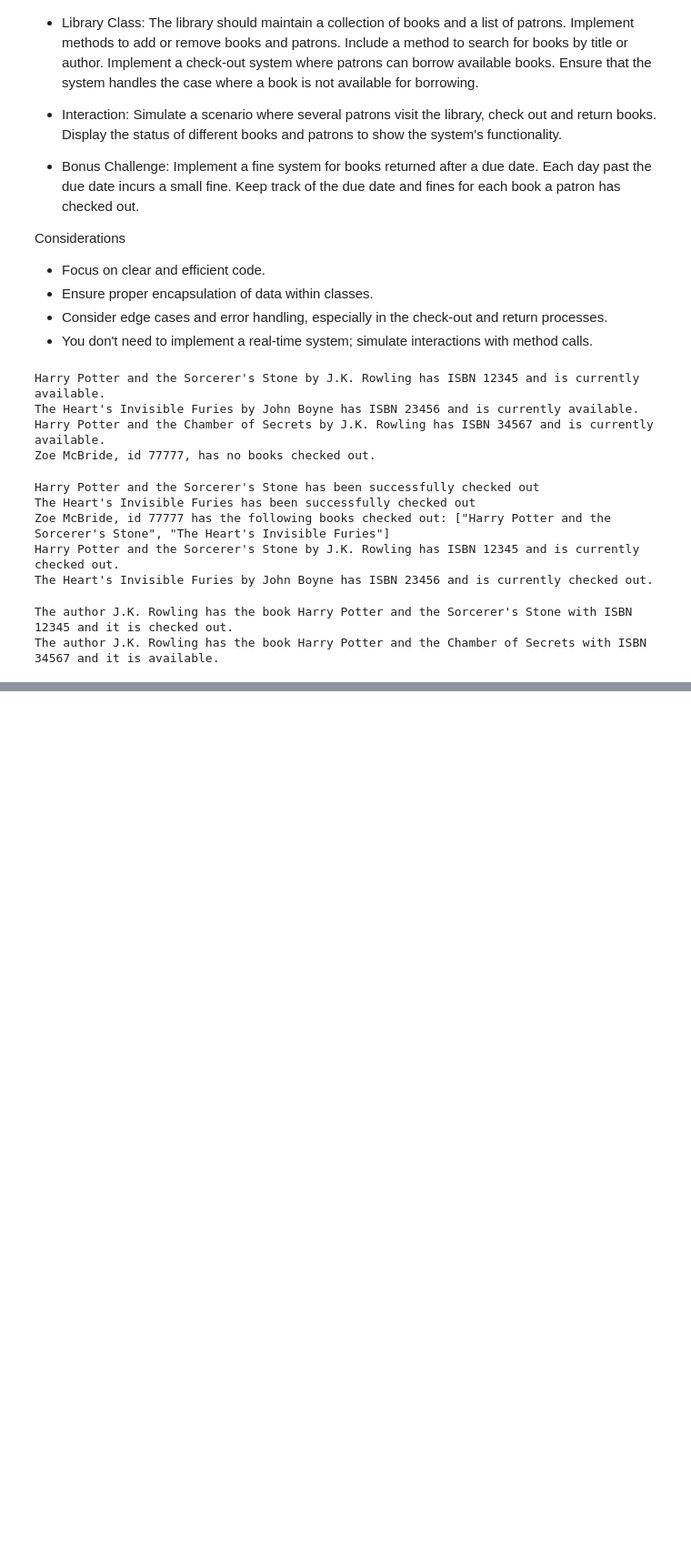
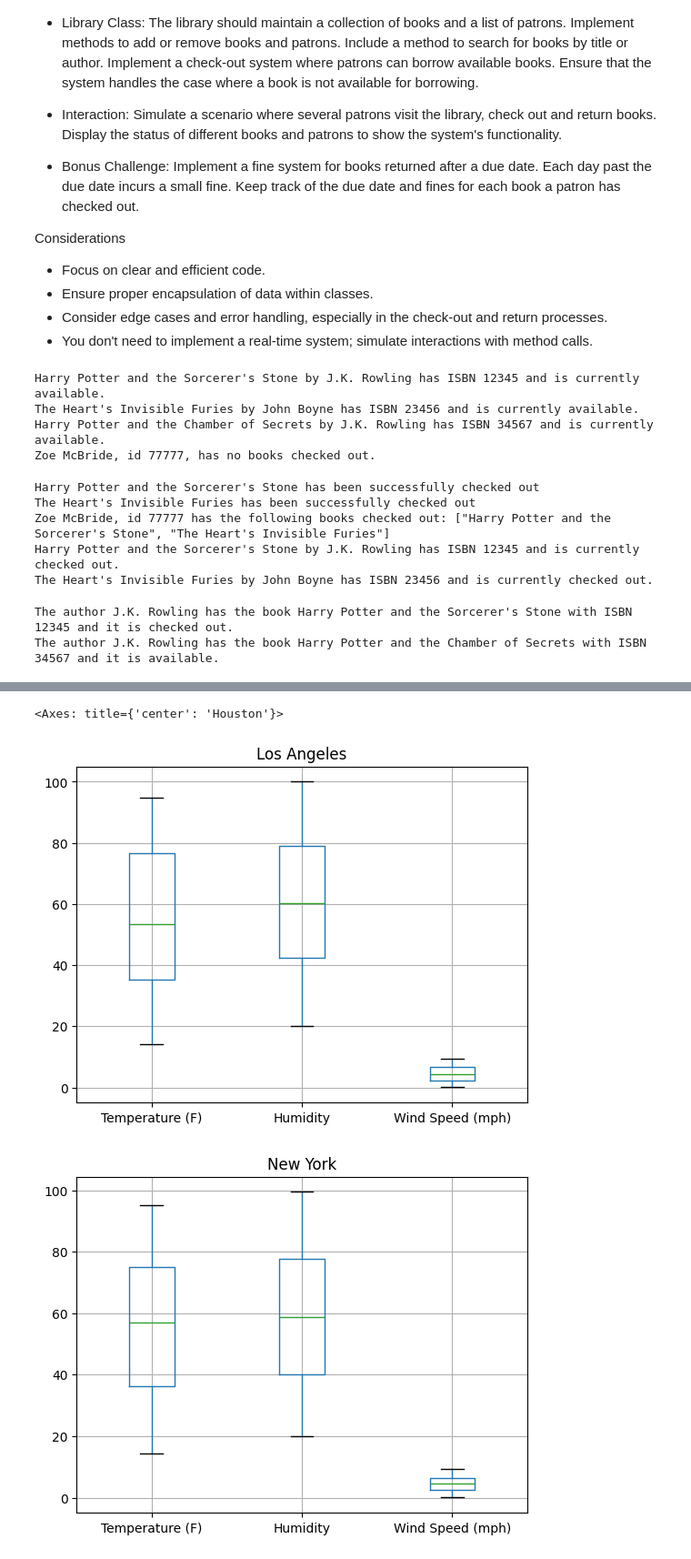
Before and after one commit to zoemcbride/energy-data-lab, a Jupyter notebook: practice_interview_questions.ipynb, the cells around one changed output, grey strips where cells are left out. Shown: that part at 91% size. Saved outputs shown, nothing was run; the diff lists cells and outputs as text; code cells hidden in the pictures; blank space fills up the shorter version.

```diff
--- a/practice_interview_questions.ipynb
+++ b/practice_interview_questions.ipynb
@@ -748,0 +766,2 @@ The author J.K. Rowling has the book Harry Potter and the Chamber of Secrets wit
+# %%
+weather_data = pd.read_csv("data/dummy_weather_data.csv")
@@ -748,0 +777,4 @@ The author J.K. Rowling has the book Harry Potter and the Chamber of Secrets wit
+# %%
+# Convert Date column to datetime; set index to Date column
+weather_data["Date"] = pd.to_datetime(weather_data["Date"])
+weather_data.set_index("Date", inplace=True)
@@ -748,0 +847,15 @@ The author J.K. Rowling has the book Harry Potter and the Chamber of Secrets wit
+# %%
+# Data is randomly generated, so does not necessarily represent actual climates in these cities
+plt.figure()
+plt.title("Los Angeles")
+weather_data[weather_data["City"]=="Los Angeles"].boxplot()
+plt.figure()
+plt.title("New York")
+weather_data[weather_data["City"]=="New York"].boxplot()
+plt.figure()
+plt.title("Houston")
+weather_data[weather_data["City"]=="Houston"].boxplot()
+# %% [output]
+<Axes: title={'center': 'Houston'}>
+[figure, added]
+[figure, added]
```
Also changed, not shown: parts of 11 cells of this notebook, 2 other files.
